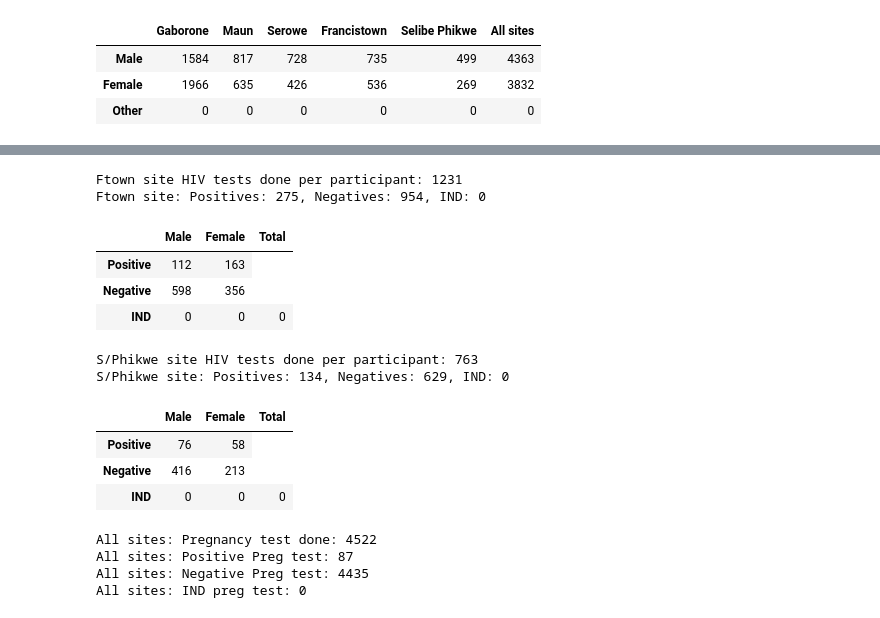
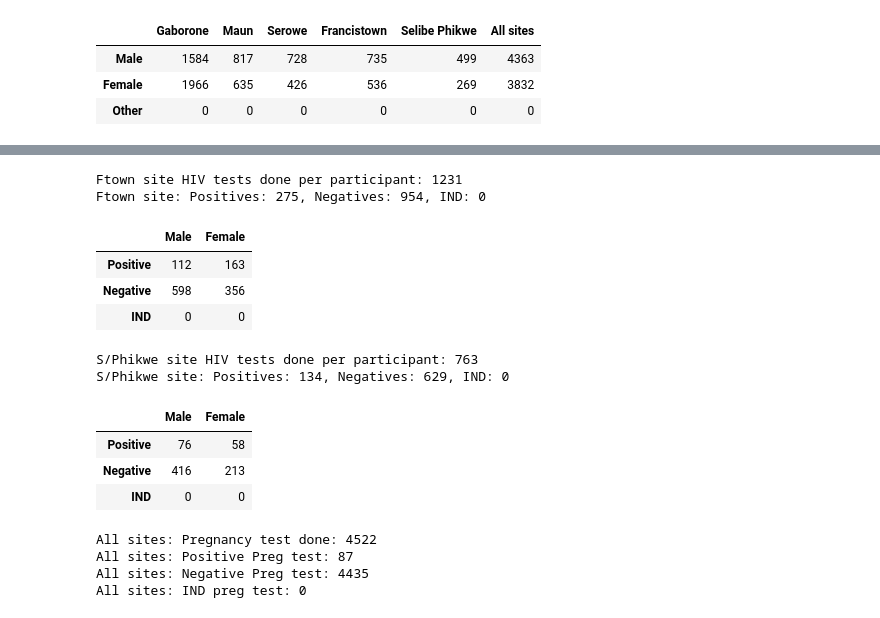
Before and after one commit to geek911/esr21, a Jupyter notebook: notebooks/azd_report_starts.ipynb, the cells around one changed output, grey strips where cells are left out. Saved outputs shown, nothing was run; the diff lists cells and outputs as text; code cells hidden in the pictures.

```diff
--- a/notebooks/azd_report_starts.ipynb
+++ b/notebooks/azd_report_starts.ipynb
@@ -866,10 +814,7 @@ Serowe site: Positives: 291, Negatives: 879, IND: 0
 # %%
 # HIV data FTown Site
 from django.db.models import Q
-hiv_testing = RapidHIVTesting.objects.filter(
-    hiv_testing_consent='Yes', site_id=43, created__lte=created,
-    subject_visit__subject_identifier__in=enrolment_all_sites
-)
+hiv_testing = RapidHIVTesting.objects.filter(hiv_testing_consent='Yes', site_id=43, created__lte=created)
 
 neg = hiv_testing.filter(rapid_test_result='NEG').values_list(
     'subject_visit__subject_identifier', flat=True)
@@ -891,49 +836,46 @@ pos_female = InformedConsent.objects.filter(gender='F', subject_identifier__in=l
 npos_other = InformedConsent.objects.filter(gender='OTHER', subject_identifier__in=list(set(pos)))
 
 #IND
 ind_male = InformedConsent.objects.filter(gender='M', subject_identifier__in=list(set(ind)))
 ind_female = InformedConsent.objects.filter(gender='F', subject_identifier__in=list(set(ind)))
 ind_other = InformedConsent.objects.filter(gender='OTHER', subject_identifier__in=list(set(ind)))
 
+print(f"Ftown site HIV tests done per participant: {hiv_testing.count()}")
+print(f"Ftown site: Positives: {len(list(set(pos)))}, Negatives: {len(list(set(neg)))}, IND: {len(list(set(ind)))}")
+
+
 dt = [
     [
         len(list(set(pos_male))),
         len(list(set(pos_female))),
-        len(list(set(pos))),
     ],
 
     [
         len(list(set(neg_male))),
         len(list(set(neg_female))),
-        len(list(set(neg))),
     ],
 
     [
         len(list(set(ind_male))),
         len(list(set(ind_female))),
-        len(list(set(ind))),
     ]
 ]
 df = pd.DataFrame(
-    dt, columns=['Male', 'Female', 'Total'],
+    dt, columns=['Male', 'Female'],
     index=['Positive', 'Negative', 'IND']
 )
-display(Markdown(f"**Francistown site HIV results: {hiv_testing.count()}**"))
 display(HTML(df.to_html()))
 # %% [output]
 Ftown site HIV tests done per participant: 1231
 Ftown site: Positives: 275, Negatives: 954, IND: 0
-|  | Male | Female | Total |
+|  | Male | Female |
 | Positive | 112 | 163 |
 | Negative | 598 | 356 |
-| IND | 0 | 0 | 0 |
+| IND | 0 | 0 |
 # %%
 # HIV data S/Phikwe Site
 from django.db.models import Q
-hiv_testing = RapidHIVTesting.objects.filter(
-    hiv_testing_consent='Yes', site_id=44, created__lte=created,
-    subject_visit__subject_identifier__in=enrolment_all_sites
-)
+hiv_testing = RapidHIVTesting.objects.filter(hiv_testing_consent='Yes', site_id=44, created__lte=created)
 
 neg = hiv_testing.filter(rapid_test_result='NEG').values_list(
     'subject_visit__subject_identifier', flat=True)
@@ -959,37 +901,37 @@ ind_male = InformedConsent.objects.filter(gender='M', subject_identifier__in=lis
 ind_female = InformedConsent.objects.filter(gender='F', subject_identifier__in=list(set(ind)))
 ind_other = InformedConsent.objects.filter(gender='OTHER', subject_identifier__in=list(set(ind)))
 
+print(f"S/Phikwe site HIV tests done per participant: {hiv_testing.count()}")
+print(f"S/Phikwe site: Positives: {len(list(set(pos)))}, Negatives: {len(list(set(neg)))}, IND: {len(list(set(ind)))}")
+
+
 dt = [
     [
         len(list(set(pos_male))),
         len(list(set(pos_female))),
-        len(list(set(pos))),
     ],
 
     [
         len(list(set(neg_male))),
         len(list(set(neg_female))),
-        len(list(set(neg))),
     ],
 
     [
         len(list(set(ind_male))),
         len(list(set(ind_female))),
-        len(list(set(ind))),
     ]
 ]
 df = pd.DataFrame(
-    dt, columns=['Male', 'Female', 'Total'],
+    dt, columns=['Male', 'Female'],
     index=['Positive', 'Negative', 'IND']
 )
-display(Markdown(f"**Selibe Phikwe site HIV results: {hiv_testing.count()}**"))
 display(HTML(df.to_html()))
 # %% [output]
 S/Phikwe site HIV tests done per participant: 763
 S/Phikwe site: Positives: 134, Negatives: 629, IND: 0
-|  | Male | Female | Total |
+|  | Male | Female |
 | Positive | 76 | 58 |
 | Negative | 416 | 213 |
-| IND | 0 | 0 | 0 |
+| IND | 0 | 0 |
 # %%
 # Pregnancy Data for all sites
```
Also changed, not shown: parts of 18 cells of this notebook.
